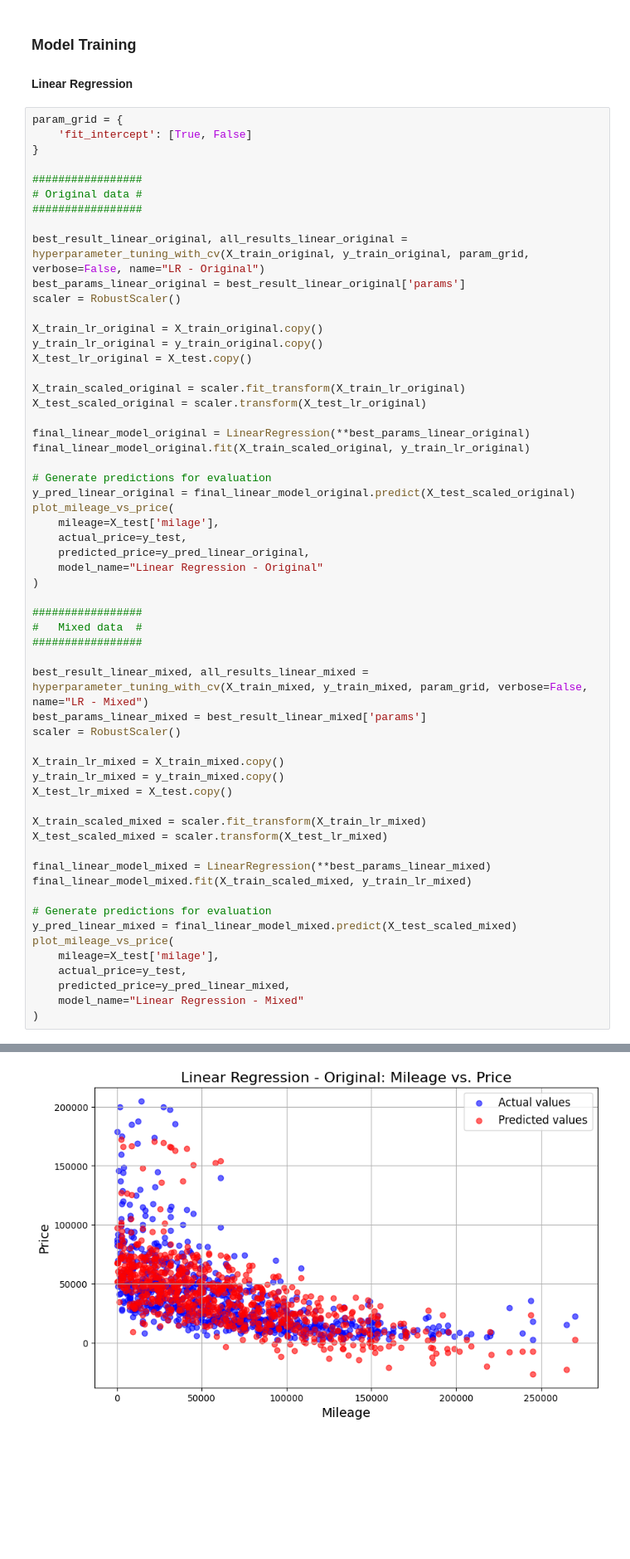
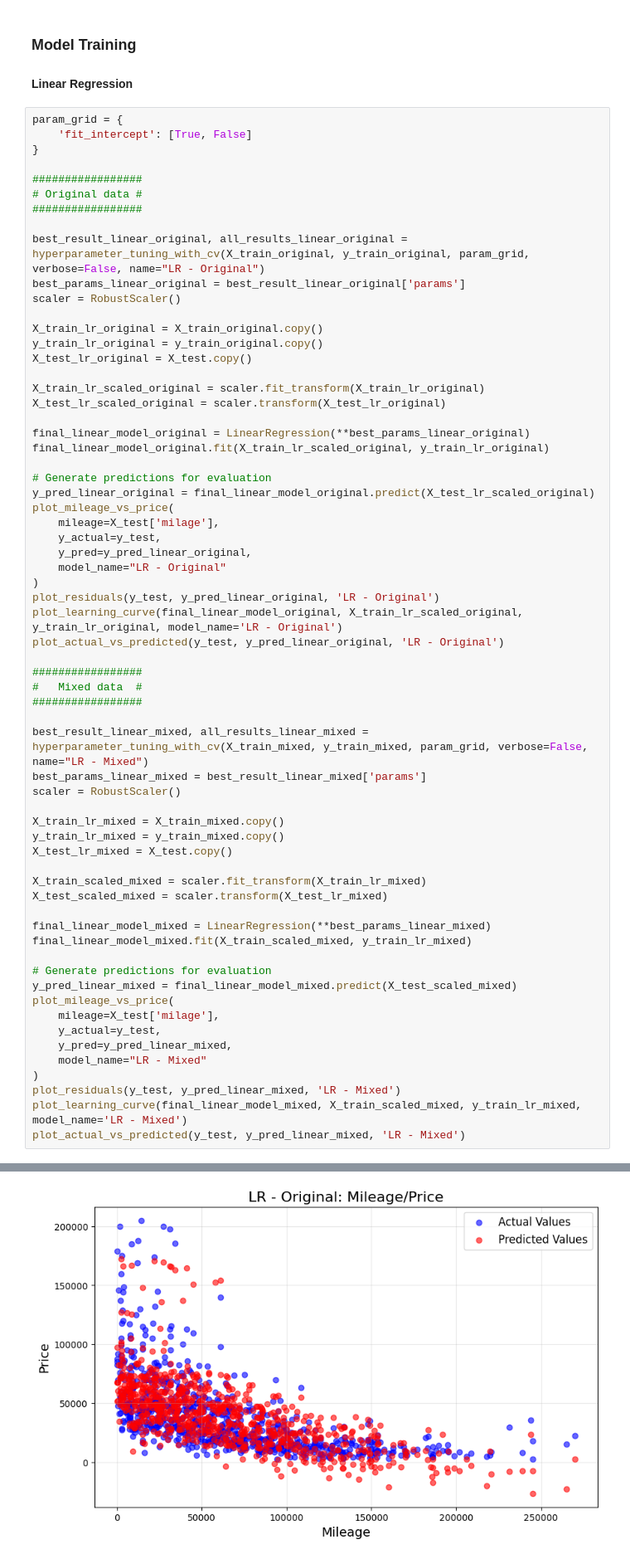
Before and after one commit to Frecherenkel60/RandomForestRangers, a Jupyter notebook: 5.1_TrainingNew.ipynb, the cells around one changed output, grey strips where cells are left out. Shown at 83% size. Saved outputs shown, nothing was run; the diff lists cells and outputs as text; blank space fills up the shorter version.

```diff
--- a/5.1_TrainingNew.ipynb
+++ b/5.1_TrainingNew.ipynb
@@ -347,20 +381,23 @@ X_train_lr_original = X_train_original.copy()
 y_train_lr_original = y_train_original.copy()
 X_test_lr_original = X_test.copy()
 
-X_train_scaled_original = scaler.fit_transform(X_train_lr_original)
-X_test_scaled_original = scaler.transform(X_test_lr_original)
+X_train_lr_scaled_original = scaler.fit_transform(X_train_lr_original)
+X_test_lr_scaled_original = scaler.transform(X_test_lr_original)
 
 final_linear_model_original = LinearRegression(**best_params_linear_original)
-final_linear_model_original.fit(X_train_scaled_original, y_train_lr_original)
+final_linear_model_original.fit(X_train_lr_scaled_original, y_train_lr_original)
 
 # Generate predictions for evaluation
-y_pred_linear_original = final_linear_model_original.predict(X_test_scaled_original)
+y_pred_linear_original = final_linear_model_original.predict(X_test_lr_scaled_original)
 plot_mileage_vs_price(
     mileage=X_test['milage'],
-    actual_price=y_test,
-    predicted_price=y_pred_linear_original,
-    model_name="Linear Regression - Original"
+    y_actual=y_test,
+    y_pred=y_pred_linear_original,
+    model_name="LR - Original"
 )
+plot_residuals(y_test, y_pred_linear_original, 'LR - Original')
+plot_learning_curve(final_linear_model_original, X_train_lr_scaled_original, y_train_lr_original, model_name='LR - Original')
+plot_actual_vs_predicted(y_test, y_pred_linear_original, 'LR - Original')
 
 #################
 #   Mixed data  #
@@ -384,8 +421,11 @@ final_linear_model_mixed.fit(X_train_scaled_mixed, y_train_lr_mixed)
 y_pred_linear_mixed = final_linear_model_mixed.predict(X_test_scaled_mixed)
 plot_mileage_vs_price(
     mileage=X_test['milage'],
-    actual_price=y_test,
-    predicted_price=y_pred_linear_mixed,
-    model_name="Linear Regression - Mixed"
+    y_actual=y_test,
+    y_pred=y_pred_linear_mixed,
+    model_name="LR - Mixed"
 )
+plot_residuals(y_test, y_pred_linear_mixed, 'LR - Mixed')
+plot_learning_curve(final_linear_model_mixed, X_train_scaled_mixed, y_train_lr_mixed, model_name='LR - Mixed')
+plot_actual_vs_predicted(y_test, y_pred_linear_mixed, 'LR - Mixed')
 # %% [output]
@@ -393,10 +433,10 @@ plot_mileage_vs_price(
 
 Best hyperparameters: {'fit_intercept': True} with:
         Mean RMSE: 22463.2474
         Mean MSE: 507440364.1743
         Mean MAE: 13632.4078
         Mean MAPE: 0.5005
         Mean R²: 0.6253
         Mean Adjusted R²: 0.6206
         Mean PCC: 0.7917
-[figure, old version]
+[figure, new version]
```
Also changed, not shown: parts of 13 cells of this notebook.
